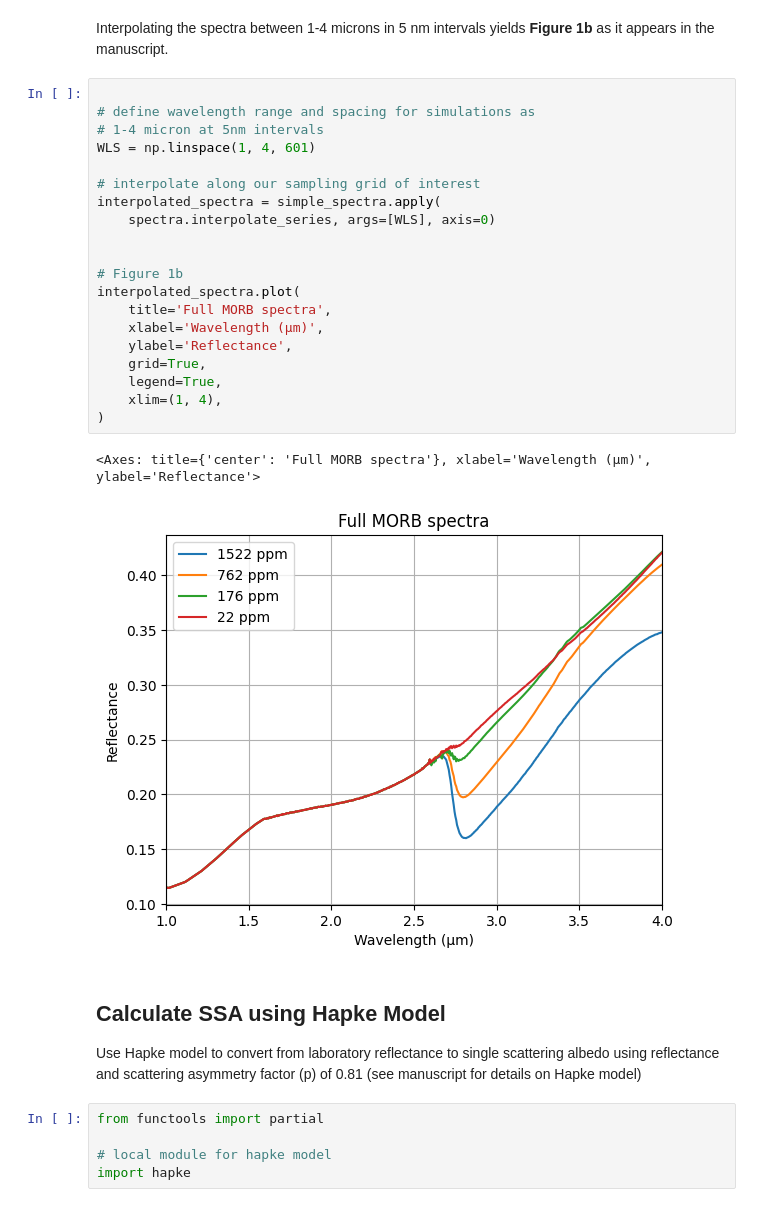
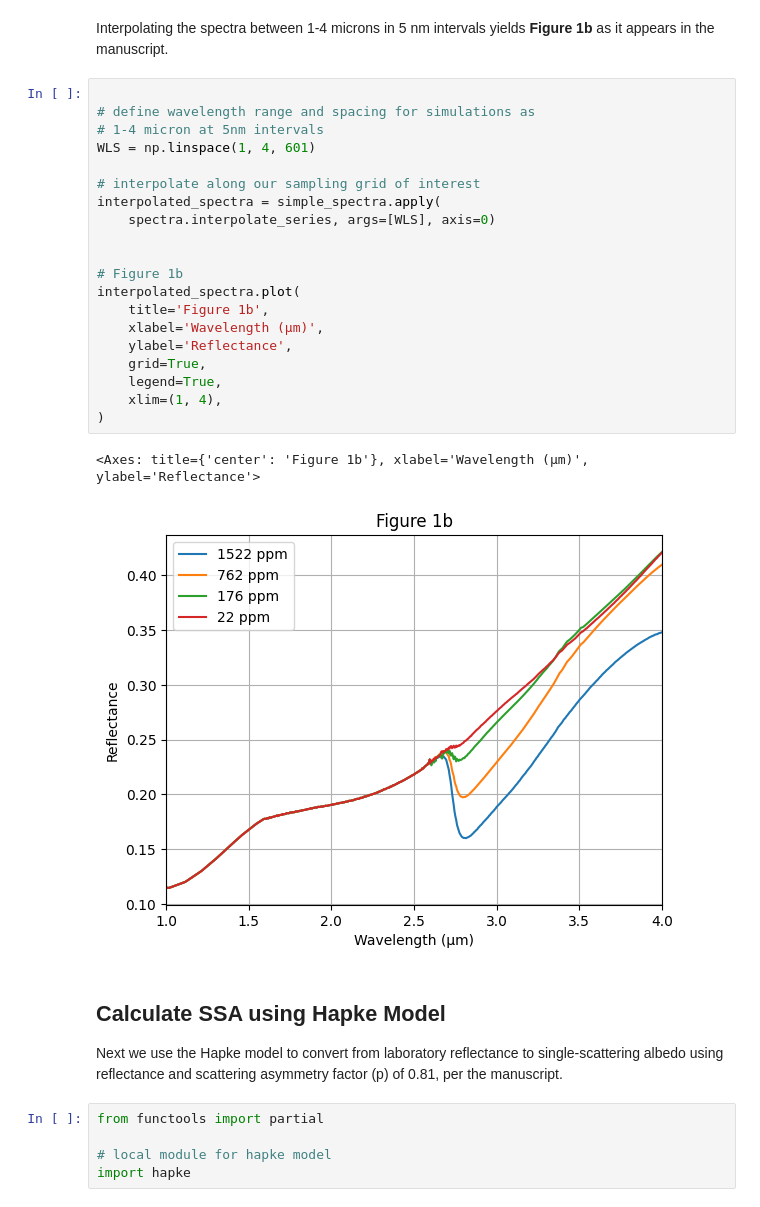
Before and after one commit to philiplinden/cremons-et-al-2022, a Jupyter notebook: repro/results.ipynb, the cells around one changed output. Drawn from its saved outputs; the diff is of its cells as text.

```diff
--- a/repro/results.ipynb
+++ b/repro/results.ipynb
@@ -213,32 +211,30 @@ Interpolating the spectra between 1-4 microns in 5 nm intervals yields **Figure
 # %%
 
 # define wavelength range and spacing for simulations as
 # 1-4 micron at 5nm intervals
 WLS = np.linspace(1, 4, 601)
 
 # interpolate along our sampling grid of interest
 interpolated_spectra = simple_spectra.apply(
     spectra.interpolate_series, args=[WLS], axis=0)
 
 
 # Figure 1b
 interpolated_spectra.plot(
-    title='Full MORB spectra',
+    title='Figure 1b',
     xlabel='Wavelength (μm)',
     ylabel='Reflectance',
     grid=True,
     legend=True,
     xlim=(1, 4),
 )
 # %% [output]
-<Axes: title={'center': 'Full MORB spectra'}, xlabel='Wavelength (μm)', ylabel='Reflectance'>
+<Axes: title={'center': 'Figure 1b'}, xlabel='Wavelength (μm)', ylabel='Reflectance'>
-[figure, old version]
+[figure, new version]
 # %% [markdown]
 ## Calculate SSA using Hapke Model
 
-Use Hapke model to convert from laboratory reflectance to single
-scattering albedo using reflectance and scattering asymmetry
-factor (p) of 0.81 (see manuscript for details on Hapke model)
+Next we use the Hapke model to convert from laboratory reflectance to single-scattering albedo using reflectance and scattering asymmetry factor (p) of 0.81, per the manuscript.
 # %%
 from functools import partial
 
```
Also changed, not shown: parts of 8 cells of this notebook.
